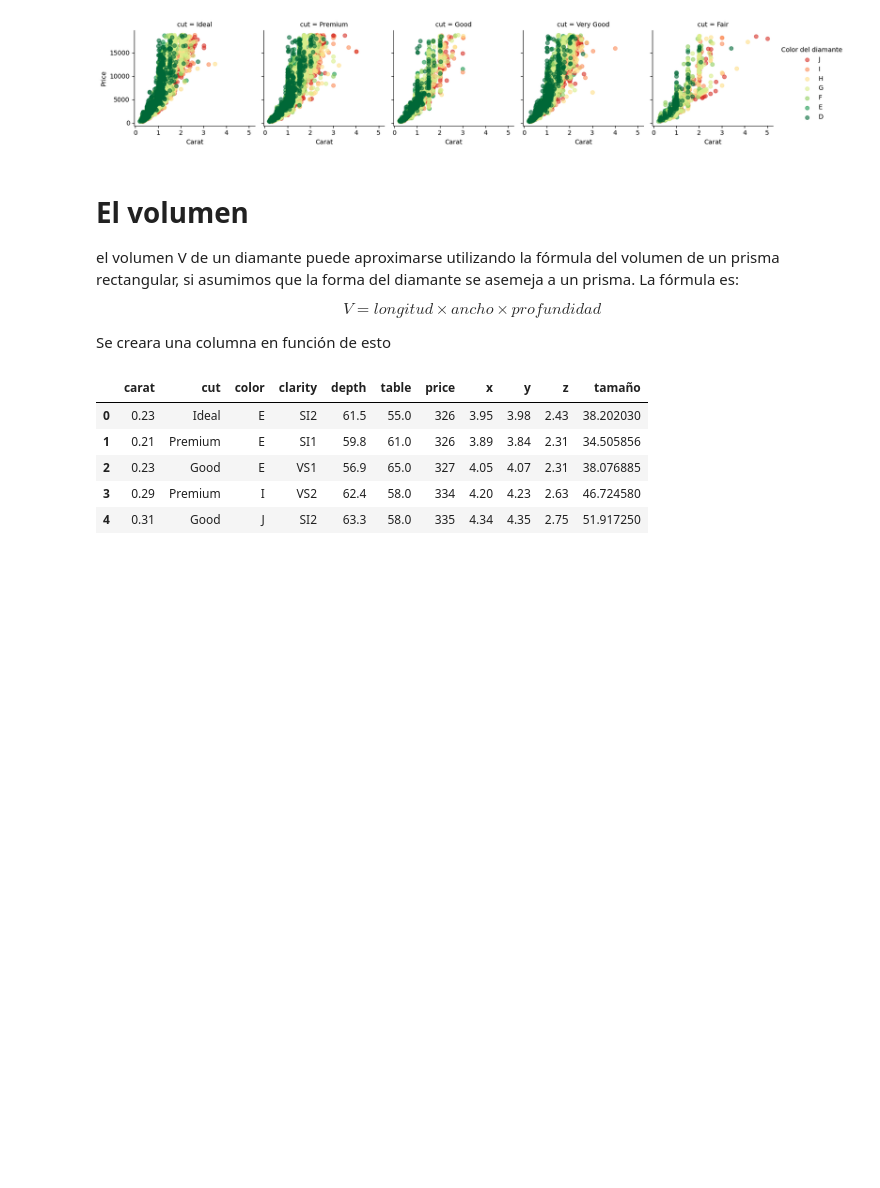
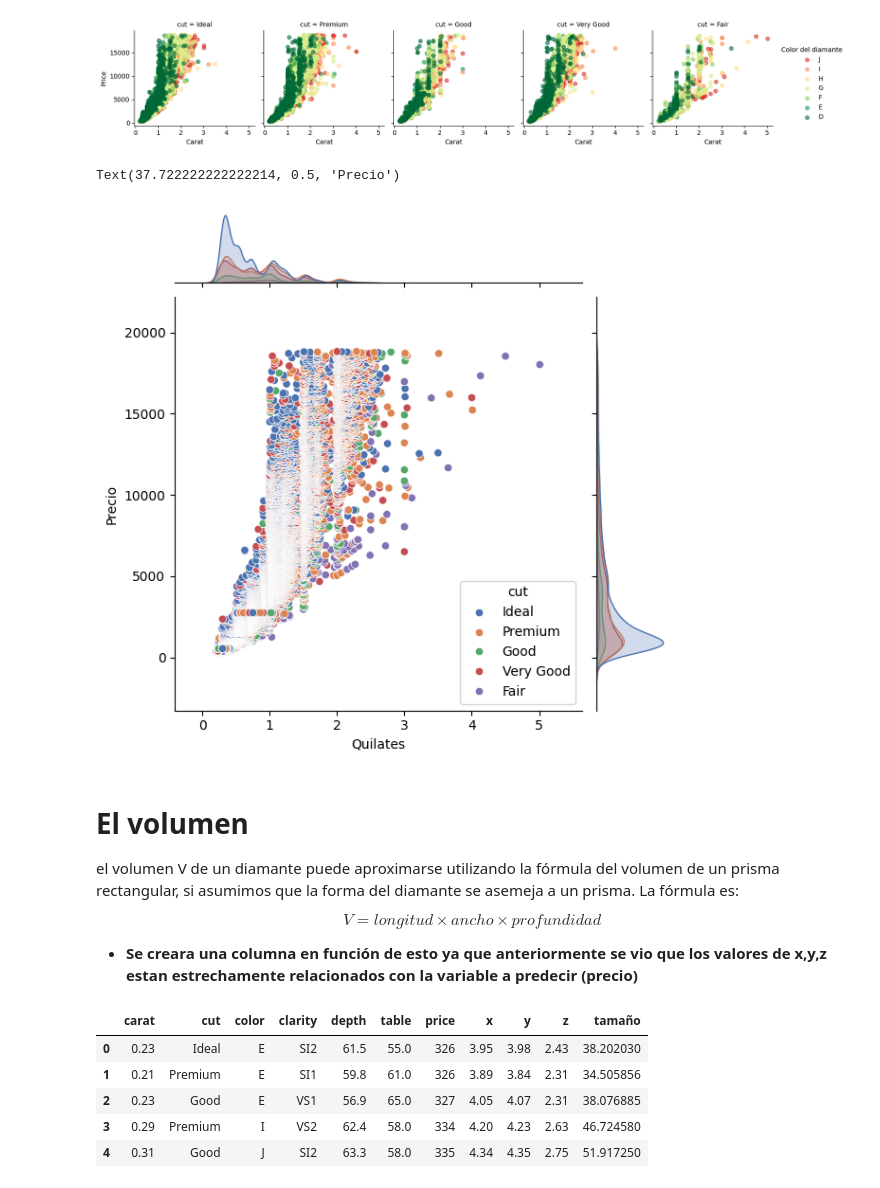
Before and after one commit to ds-fernando/Diamonds-Price, a Jupyter notebook: notebooks/1_EDA.ipynb, the cells around one changed output. Cells and saved outputs as stored; diff of their text form; code cells hidden in the pictures; blank space fills up the shorter version.

```diff
--- a/notebooks/1_EDA.ipynb
+++ b/notebooks/1_EDA.ipynb
@@ -275,13 +286,20 @@ for ax in g.axes.flat:
 plt.show()
 # %% [output]
 [figure]
+# %%
+sns.jointplot(data=df, x='carat', y='price', hue='cut', kind='scatter', palette='deep')
+plt.xlabel('Quilates')
+plt.ylabel('Precio')
+# %% [output]
+Text(37.722222222222214, 0.5, 'Precio')
+[figure, added]
 # %% [markdown]
 # El volumen
 el volumen V de un diamante puede aproximarse utilizando la fórmula del volumen de un prisma rectangular, si asumimos que la forma del diamante se asemeja a un prisma. La fórmula es:
 
 $$𝑉= longitud×ancho×profundidad$$
 
-Se creara una columna en función de esto
+- **Se creara una columna en función de esto ya que anteriormente se vio que los valores de x,y,z estan estrechamente relacionados con la variable a predecir (precio)**
 # %%
 df['tamaño'] = df['x'] * df['y'] * df['z']
 df.head()
```
Also changed, not shown: parts of 10 cells of this notebook, 1 other file.
